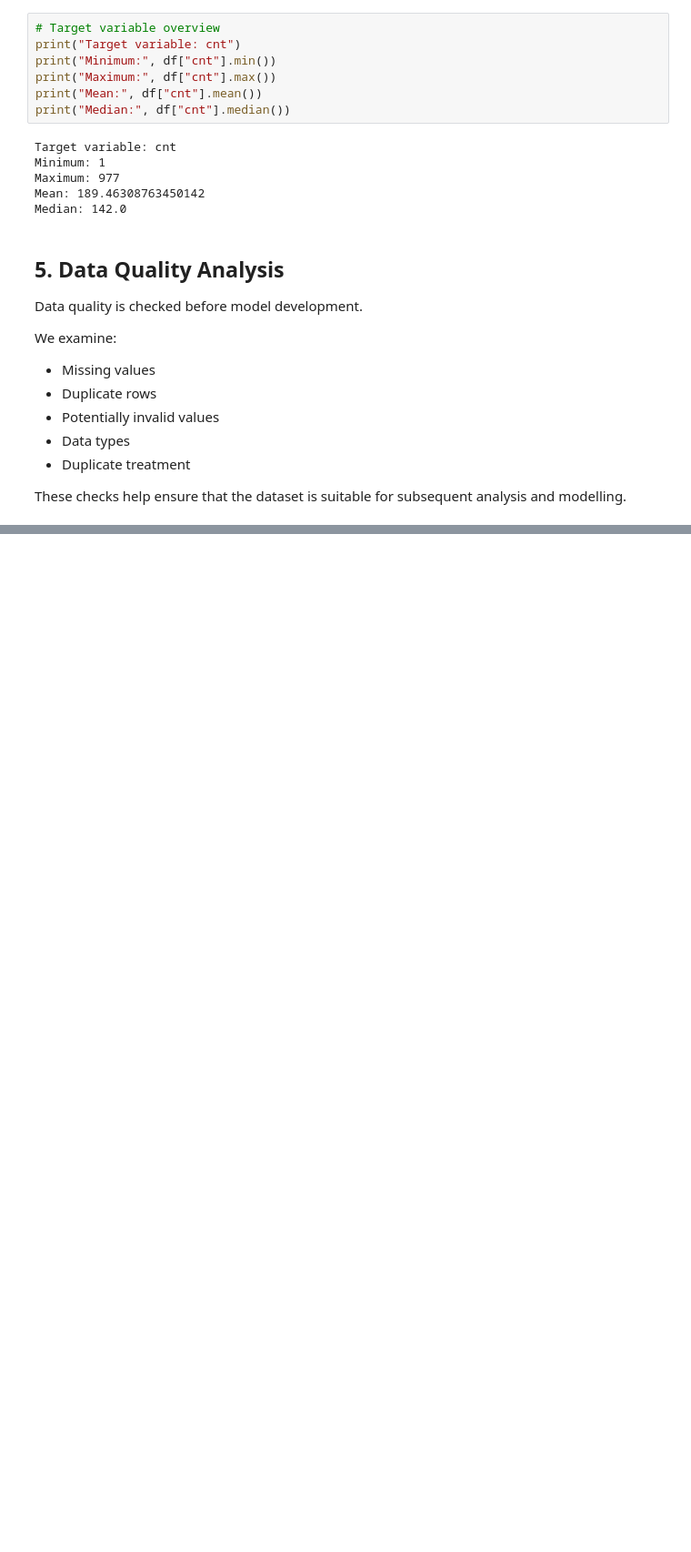
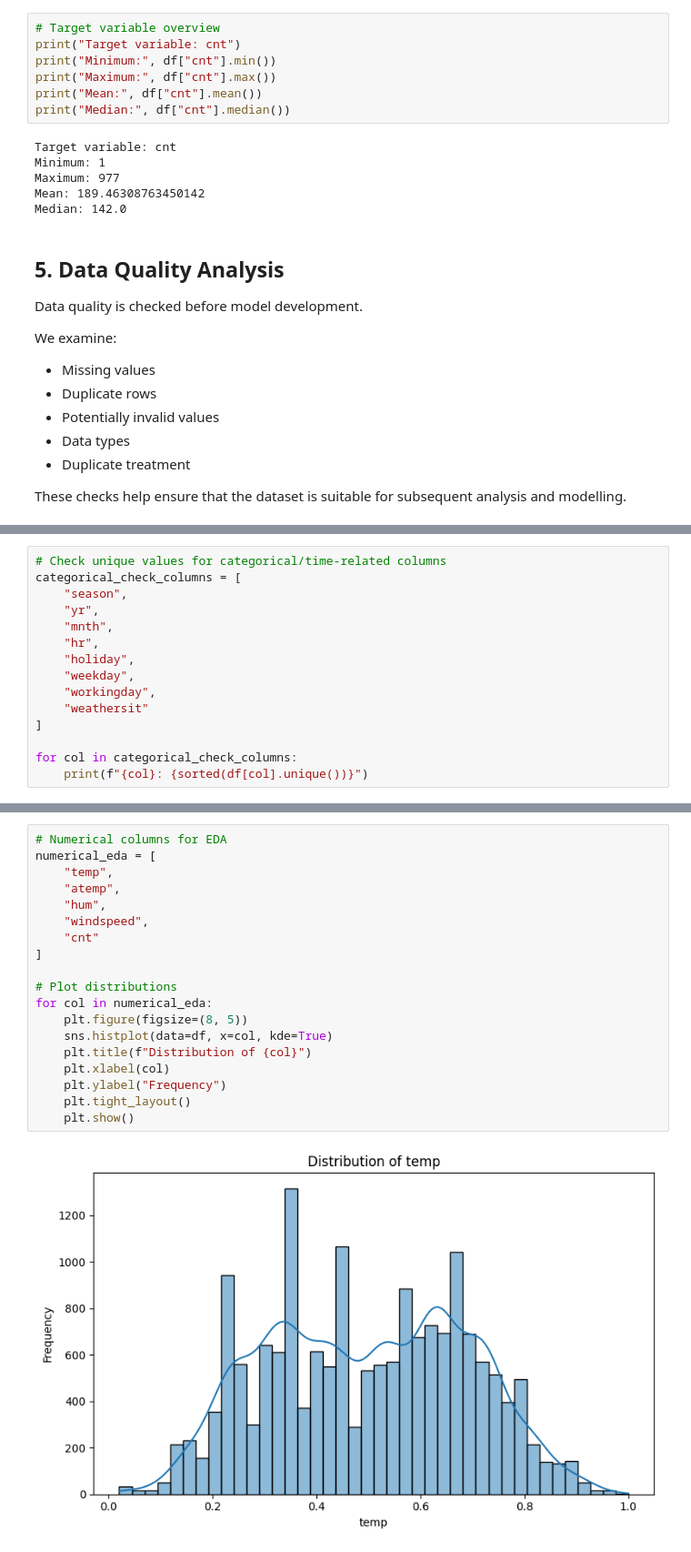
Before and after one commit to vaishnavit67/23cse301-ecommerce-ml-capstone, a Jupyter notebook: Notebooks/Regression.ipynb, the cells around one changed output, grey strips where cells are left out. Shown at 91% size. Cells and saved outputs as stored; diff of their text form; blank space fills up the shorter version.

```diff
--- a/Notebooks/Regression.ipynb
+++ b/Notebooks/Regression.ipynb
@@ -178,0 +193,15 @@ These checks help ensure that the dataset is suitable for subsequent analysis an
+# %%
+# Check unique values for categorical/time-related columns
+categorical_check_columns = [
+    "season",
+    "yr",
+    "mnth",
+    "hr",
+    "holiday",
+    "weekday",
+    "workingday",
+    "weathersit"
+]
+
+for col in categorical_check_columns:
+    print(f"{col}: {sorted(df[col].unique())}")
@@ -178,0 +234,21 @@ These checks help ensure that the dataset is suitable for subsequent analysis an
+# %%
+# Numerical columns for EDA
+numerical_eda = [
+    "temp",
+    "atemp",
+    "hum",
+    "windspeed",
+    "cnt"
+]
+
+# Plot distributions
+for col in numerical_eda:
+    plt.figure(figsize=(8, 5))
+    sns.histplot(data=df, x=col, kde=True)
+    plt.title(f"Distribution of {col}")
+    plt.xlabel(col)
+    plt.ylabel("Frequency")
+    plt.tight_layout()
+    plt.show()
+# %% [output]
+[figure, added]
```
Also changed, not shown: parts of 16 cells of this notebook.
